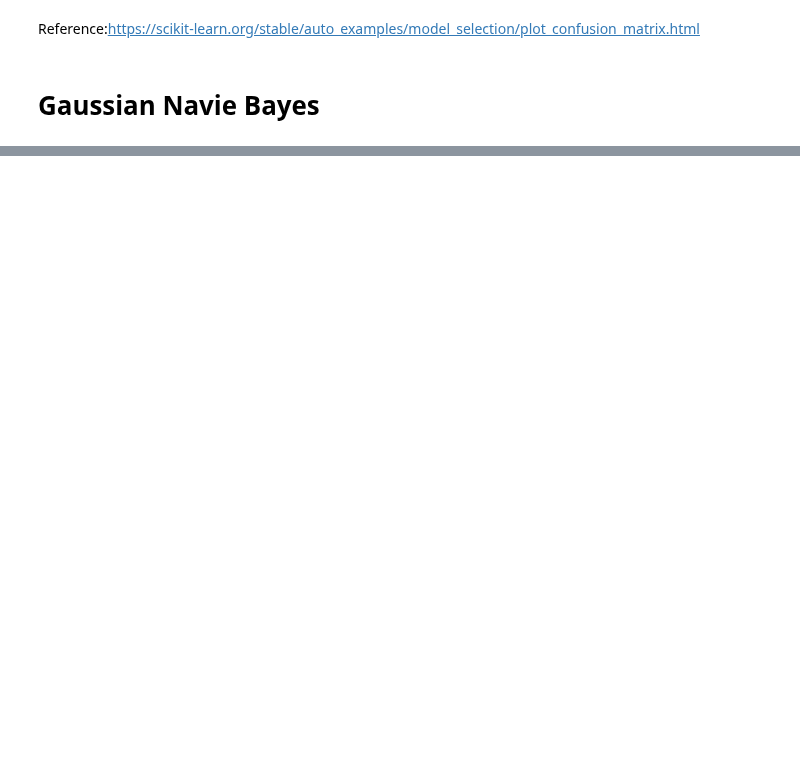
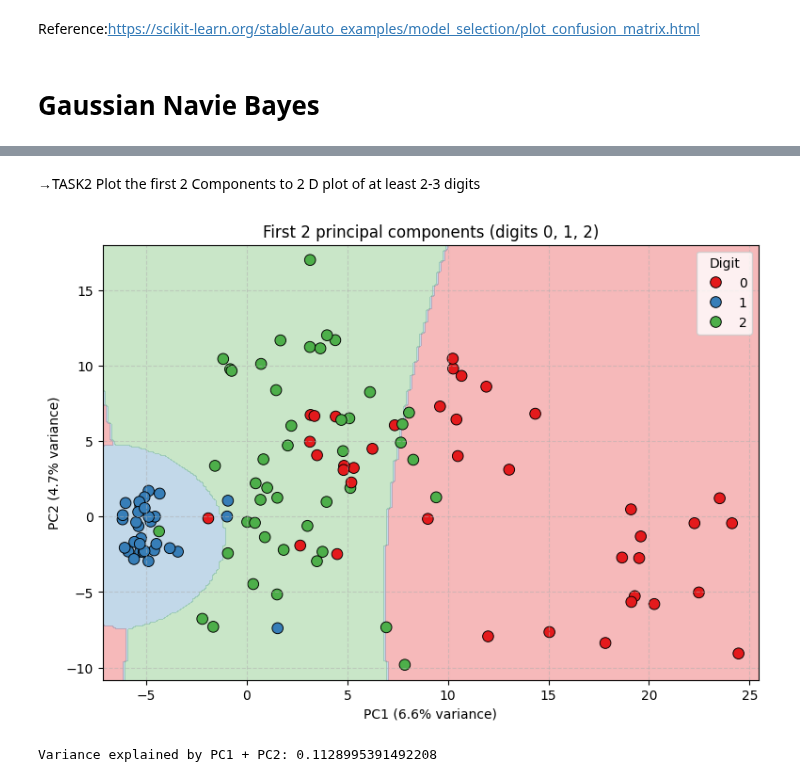
Before and after one commit to 100522155/egci463, a Jupyter notebook: Reading_digit_with_SKlearn.ipynb, the cells around one changed output, grey strips where cells are left out. Saved outputs shown, nothing was run; the diff lists cells and outputs as text; code cells hidden in the pictures; blank space fills up the shorter version.

```diff
--- a/Reading_digit_with_SKlearn.ipynb
+++ b/Reading_digit_with_SKlearn.ipynb
@@ -450,0 +379,8 @@ red_2d = (1 - (2 / X.shape[1])) * 100
+# %%
+from sklearn import preprocessing
+# Create the standard scaler
+scaler = preprocessing.StandardScaler() #Standardscaler is a prepocessing tool
+# Standarize =   transform each píxel to mean 0 & deviation 1: x’ = (x − μ) / σ.
+#Learns mean and deviation from train data & transforms (does also scaler.fit(X_train) to fit on TRAIN data only)
+X_train_std = scaler.fit_transform(X_train) #Apply transformation to train data
+X_test_std  = scaler.transform(X_test) #Apply transformation to test data
@@ -450,0 +403,49 @@ red_2d = (1 - (2 / X.shape[1])) * 100
+# %% [markdown]
+→TASK2
+Plot the first 2 Components to 2 D plot of at least 2-3 digits
+# %%
+import seaborn as sns
+
+#Conserves the two highest variance directions
+pca_2d = PCA(n_components=2)
+X_train_pca2d = pca_2d.fit_transform(X_train_std)   # learn only with train
+
+# Choose 3 digits that is wanted to draw
+selected_digits = [0, 1, 2]
+mask = np.isin(y_train, selected_digits)
+#To see which images are from the selected_digits
+
+X_plot = X_train_pca2d[mask] # Images from selected digits from x_train
+y_plot = y_train[mask] #Images from selected digits from y_train
+
+plt.figure(figsize=(9, 6))
+
+#Create the regions in the graphic
+x_min, x_max = X_plot[:, 0].min() - 1, X_plot[:, 0].max() + 1
+y_min, y_max = X_plot[:, 1].min() - 1, X_plot[:, 1].max() + 1
+xx, yy = np.meshgrid(np.linspace(x_min, x_max, 200),
+                     np.linspace(y_min, y_max, 200))
+
+g = GaussianNB()
+g.fit(X_plot, y_plot)
+Z = g.predict(np.c_[xx.ravel(), yy.ravel()])
+Z = Z.reshape(xx.shape)
+
+#Parameters to adjust
+var = pca_2d.explained_variance_ratio_
+cols = sns.color_palette("Set1", 3)
+plt.contourf(xx, yy, Z, alpha=0.3, levels=[-0.5, 0.5, 1.5, 2.5], colors=cols)
+#Draw graphic
+sns.scatterplot(x=X_plot[:, 0], y=X_plot[:, 1], hue=y_plot,
+                palette=cols, hue_order=[0, 1, 2], s=70, edgecolor="k")
+plt.xlabel(f"PC1 ({var[0]*100:.1f}% variance)")
+plt.ylabel(f"PC2 ({var[1]*100:.1f}% variance)")
+plt.title("First 2 principal components (digits 0, 1, 2)")
+plt.legend(title="Digit", loc="best")
+plt.grid(True, linestyle="--", alpha=0.5)
+plt.show()
+
+print("Variance explained by PC1 + PC2:", var.sum())
+# %% [output]
+[figure, added]
+Variance explained by PC1 + PC2: 0.1128995391492208
```
Also changed, not shown: parts of 56 cells of this notebook.
